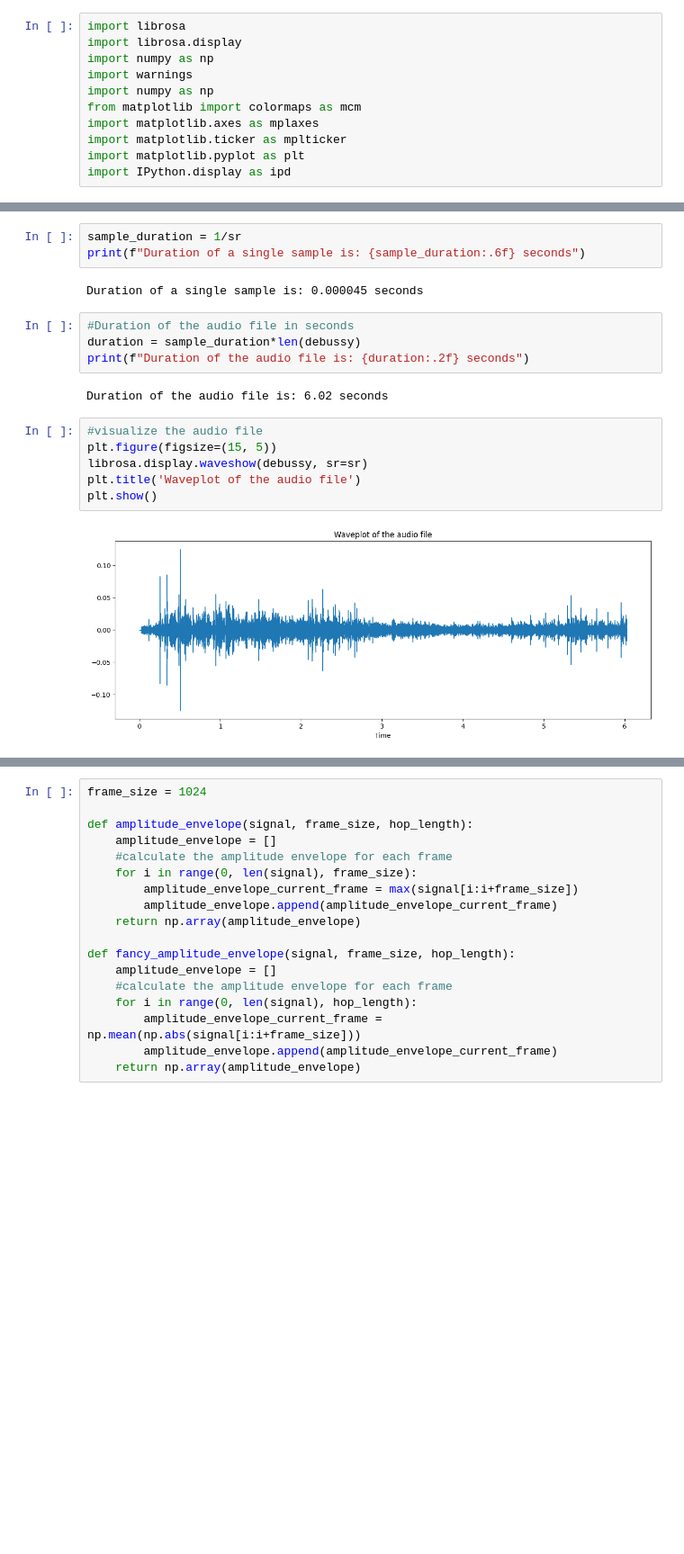
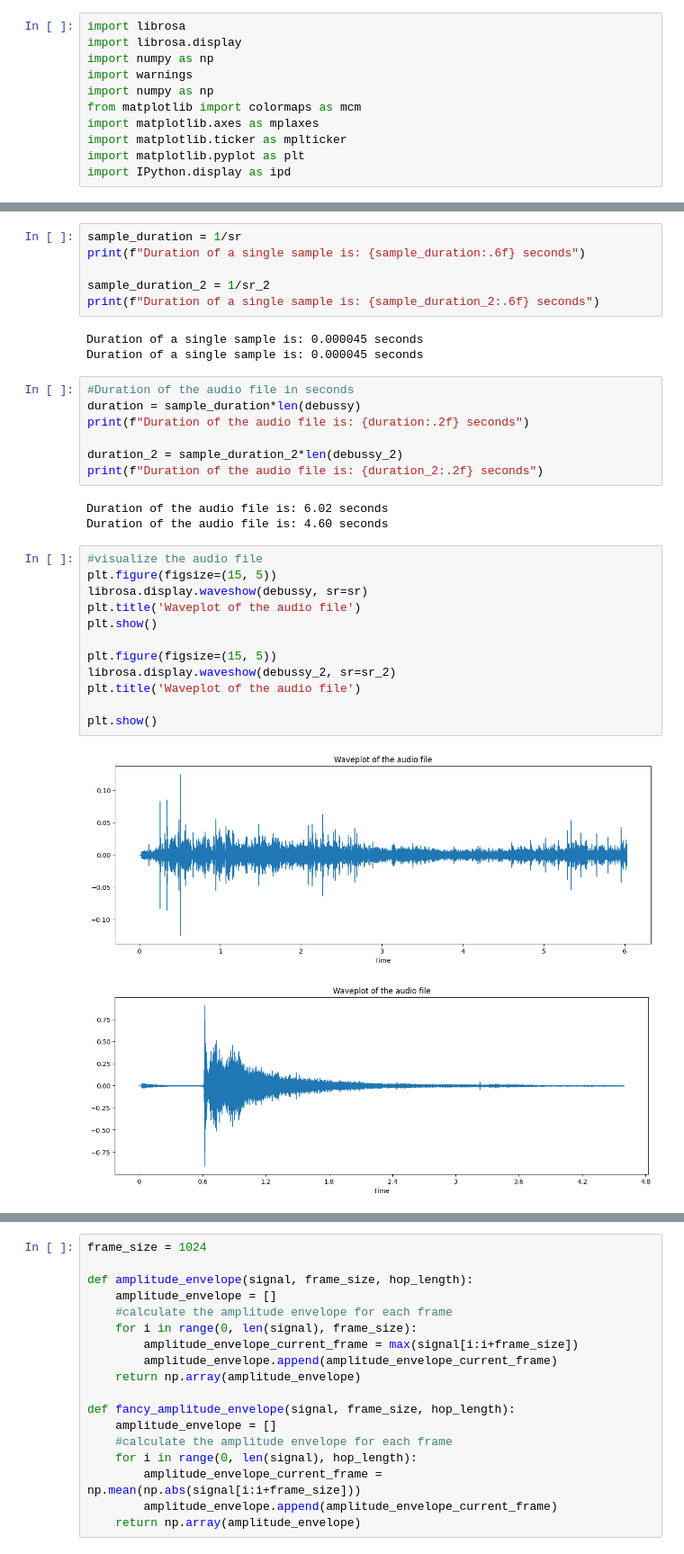
Before and after one commit to Sandeepkumaramgothu/ASE_practice, a Jupyter notebook: Extract_Amplitude.ipynb, the cells around one changed output, grey strips where cells are left out. Shown at 90% size. Drawn from its saved outputs; the diff is of its cells as text; blank space fills up the shorter version.

```diff
--- a/Extract_Amplitude.ipynb
+++ b/Extract_Amplitude.ipynb
@@ -38,22 +59,37 @@ print(debussy.size)
 # %%
 sample_duration = 1/sr
 print(f"Duration of a single sample is: {sample_duration:.6f} seconds")
+
+sample_duration_2 = 1/sr_2
+print(f"Duration of a single sample is: {sample_duration_2:.6f} seconds")
 # %% [output]
 Duration of a single sample is: 0.000045 seconds
+Duration of a single sample is: 0.000045 seconds
 # %%
 #Duration of the audio file in seconds
 duration = sample_duration*len(debussy)
 print(f"Duration of the audio file is: {duration:.2f} seconds")
+
+duration_2 = sample_duration_2*len(debussy_2)
+print(f"Duration of the audio file is: {duration_2:.2f} seconds")
 # %% [output]
 Duration of the audio file is: 6.02 seconds
+Duration of the audio file is: 4.60 seconds
 # %%
 #visualize the audio file
 plt.figure(figsize=(15, 5))
 librosa.display.waveshow(debussy, sr=sr)
 plt.title('Waveplot of the audio file')
 plt.show()
+
+plt.figure(figsize=(15, 5))
+librosa.display.waveshow(debussy_2, sr=sr_2)
+plt.title('Waveplot of the audio file')
+
+plt.show()
 # %% [output]
 [figure]
+[figure, added]
 # %%
 #visualize the audio file
 plt.figure(figsize=(15, 5))
```
Also changed, not shown: parts of 7 cells of this notebook, 2 other files.
